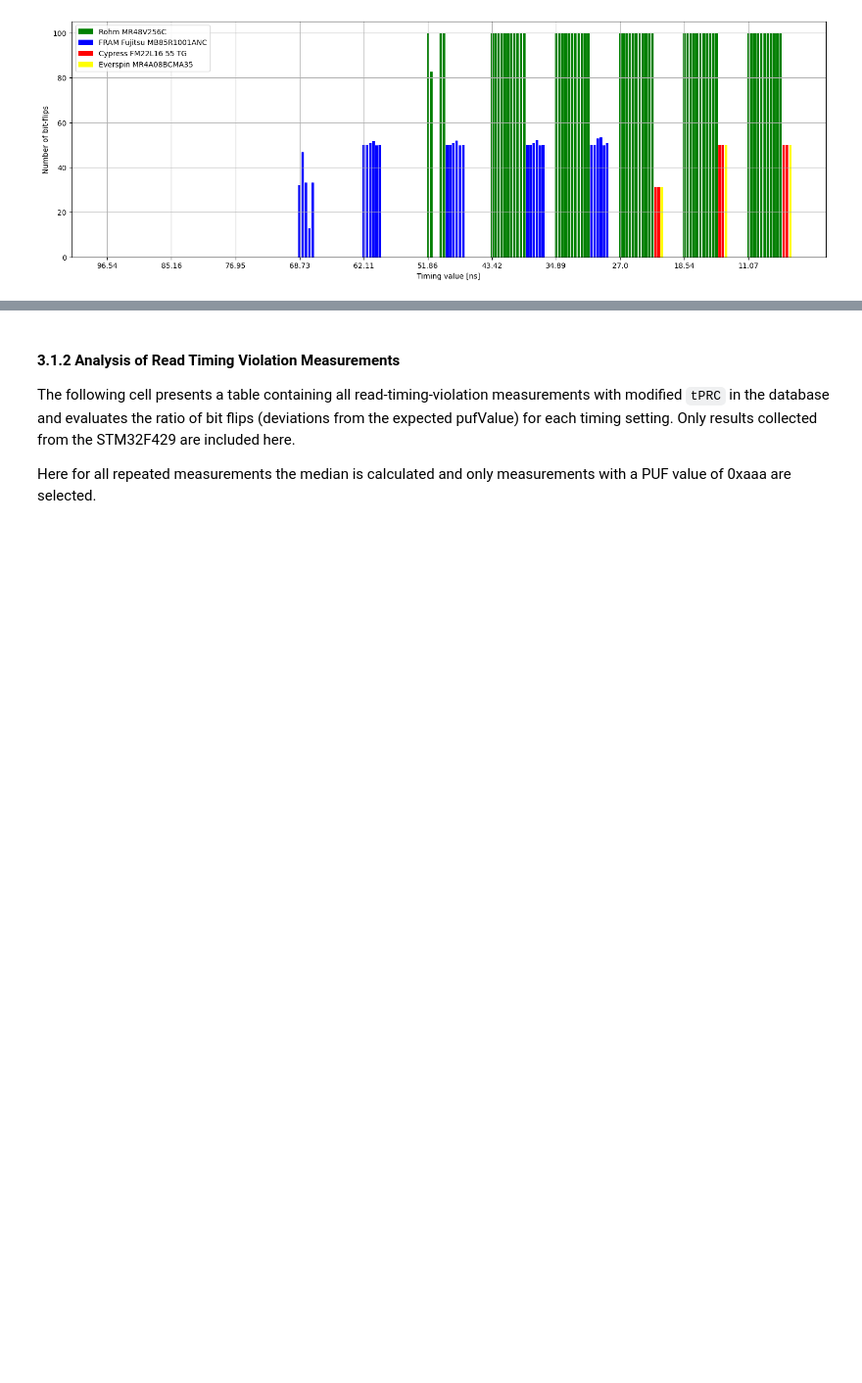
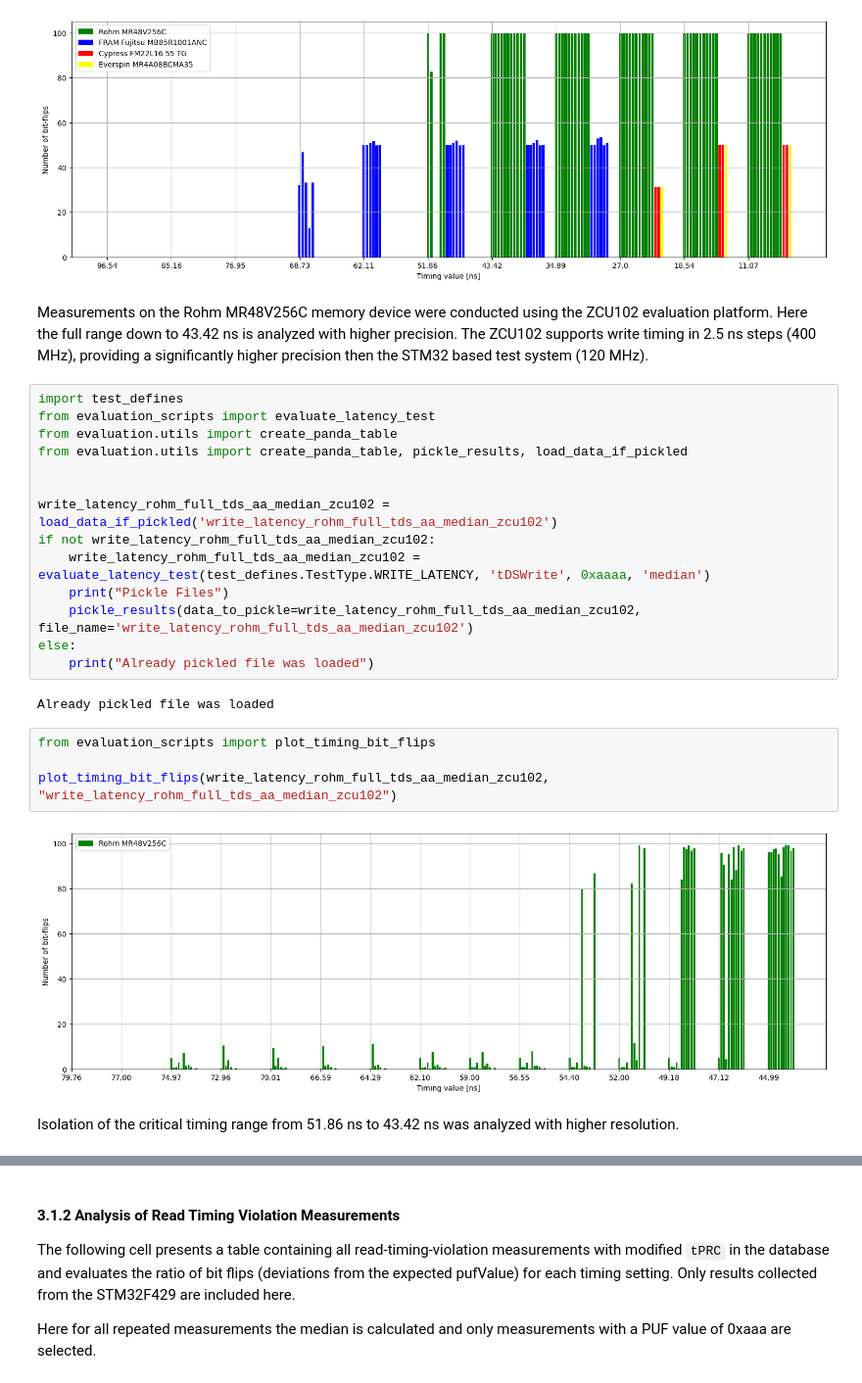
Before and after one commit to FlorianFrank/MemTestX, a Jupyter notebook: software/experiment_scheduler/evaluation/evaluation_script.ipynb, the cells around one changed output, grey strips where cells are left out. Shown at 98% size. Drawn from its saved outputs; the diff is of its cells as text; blank space fills up the shorter version.

```diff
--- a/software/experiment_scheduler/evaluation/evaluation_script.ipynb
+++ b/software/experiment_scheduler/evaluation/evaluation_script.ipynb
@@ -140,3 +140,29 @@ from evaluation_scripts import plot_timing_bit_flips
 plot_timing_bit_flips(write_latency_twd_aa_median, "write_latency_twd_aa_median_stm32")
 # %% [output]
 [figure]
+# %% [markdown]
+Measurements on the Rohm MR48V256C memory device were conducted using the ZCU102 evaluation platform. Here the full range down to 43.42 ns is analyzed with higher precision. The ZCU102 supports write timing in 2.5 ns steps (400 MHz), providing a significantly higher precision then the STM32 based test system (120 MHz).
+# %%
+import test_defines
+from evaluation_scripts import evaluate_latency_test
+from evaluation.utils import create_panda_table
+from evaluation.utils import create_panda_table, pickle_results, load_data_if_pickled
+
+
+write_latency_rohm_full_tds_aa_median_zcu102 = load_data_if_pickled('write_latency_rohm_full_tds_aa_median_zcu102')
+if not write_latency_rohm_full_tds_aa_median_zcu102:
+    write_latency_rohm_full_tds_aa_median_zcu102 = evaluate_latency_test(test_defines.TestType.WRITE_LATENCY, 'tDSWrite', 0xaaaa, 'median')
+    print("Pickle Files")
+    pickle_results(data_to_pickle=write_latency_rohm_full_tds_aa_median_zcu102, file_name='write_latency_rohm_full_tds_aa_median_zcu102')
+else:
+    print("Already pickled file was loaded")
+# %% [output]
+Already pickled file was loaded
+# %%
+from evaluation_scripts import plot_timing_bit_flips
+
+plot_timing_bit_flips(write_latency_rohm_full_tds_aa_median_zcu102, "write_latency_rohm_full_tds_aa_median_zcu102")
+# %% [output]
+[figure, added]
+# %% [markdown]
+Isolation of the critical timing range from 51.86 ns to 43.42 ns was analyzed with higher resolution.
```
Also changed, not shown: parts of 2 cells of this notebook, 2 other files.
